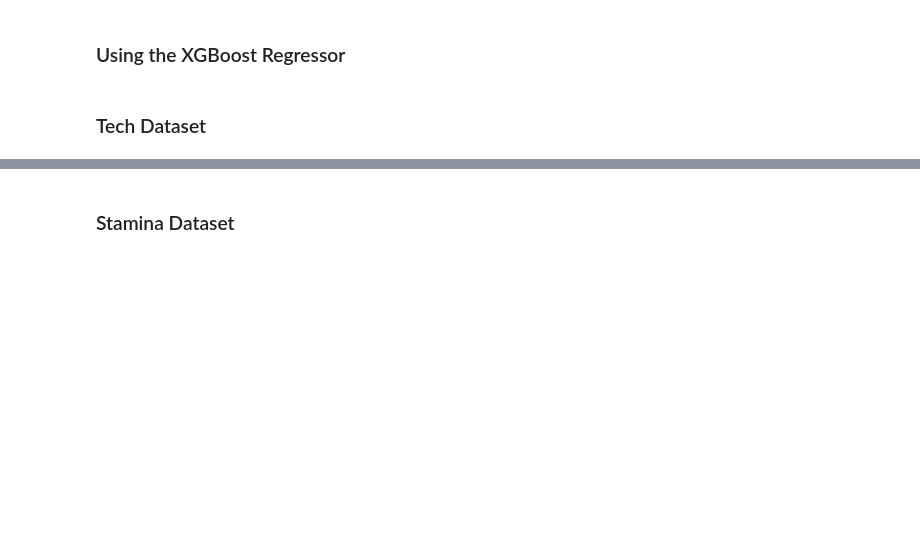
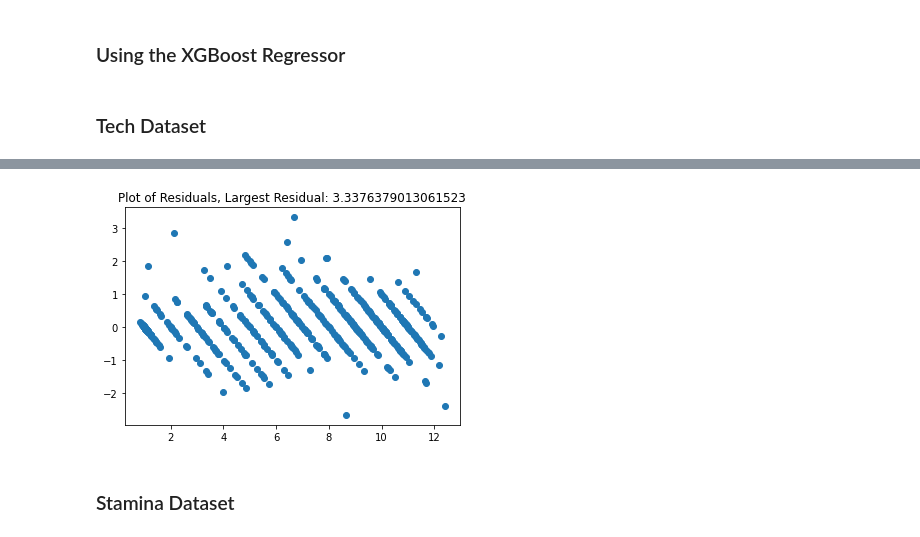
Before and after one commit to sglibova/chart-difficulty-with-machine-learning, a Jupyter notebook: final_notebook.ipynb, the cells around one changed output, grey strips where cells are left out. Saved outputs shown, nothing was run; the diff lists cells and outputs as text; code cells hidden in the pictures; blank space fills up the shorter version.

```diff
--- a/final_notebook.ipynb
+++ b/final_notebook.ipynb
@@ -813,3 +794,7 @@ Cross Validation Mean: 0.9507678818593093
+# %%
+plot_resids(xgb_tech, X_val_tech, y_val_tech)
+# %% [output]
+[figure, added]
 # %% [markdown]
 ### Stamina Dataset
 # %%
```
Also changed, not shown: parts of 18 cells of this notebook, 6 other files.
